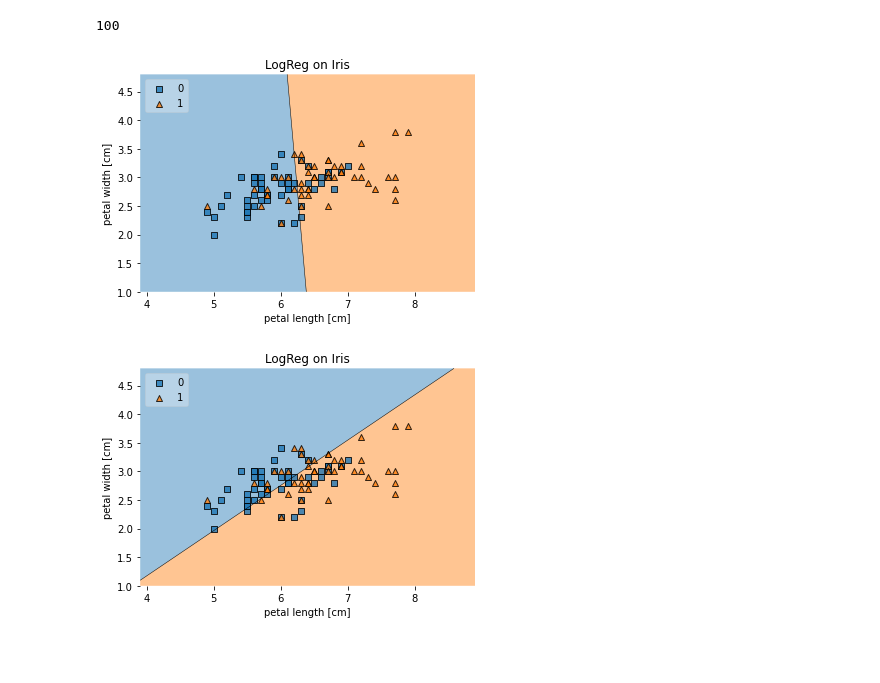
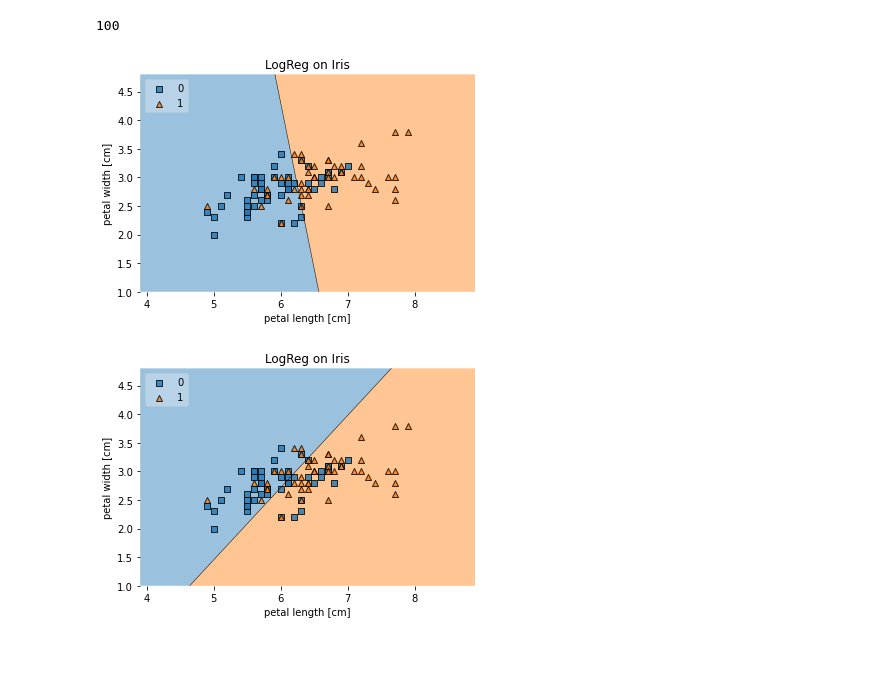
Before and after one commit to aluadev/netology, a Jupyter notebook: 2_IRIS_data_SGD.ipynb, the cells around one changed output. Saved outputs shown, nothing was run; the diff lists cells and outputs as text; code cells hidden in the pictures.

Commit message:
Add files via upload
add RMSProp

```diff
--- a/2_IRIS_data_SGD.ipynb
+++ b/2_IRIS_data_SGD.ipynb
@@ -108,7 +109,7 @@ class LogisticRegression_new:
         self.penalty = penalty
         self.fit_intercept = fit_intercept
 
-    def fit(self, X, y, gamma, lr=0.01, tol=1e-7, max_iter=1e7):
+    def fit(self, X, y, gamma, rmsprop, lr=0.1, tol=1e-7, max_iter=1e7):
         """
         Fit the regression coefficients via gradient descent on the negative
         log likelihood.
@@ -136,7 +137,11 @@ class LogisticRegression_new:
             if l_prev - loss < tol:
                 return
             l_prev = loss
-            self.beta -= lr * self._NLL_grad(X, y,gamma, y_pred)
+            if rmsprop == 1:
+                self.beta -= lr * math.sqrt(np.mean((self._NLL_grad(X, y, gamma, y_pred))**2))
+            else:
+                self.beta -= lr * self._NLL_grad(X, y,gamma, y_pred)
+
     def _NLL(self, X, y,gamma, y_pred):
         r"""
         Penalized negative log likelihood of the targets under the current
@@ -157,7 +162,7 @@ class LogisticRegression_new:
         penalty = (gamma / 2) * norm_beta ** 2 if order == 2 else gamma * norm_beta
         return (penalty + nll) / N
 
-    def _NLL_grad(self, X, y,gamma, y_pred):
+    def _NLL_grad(self, X, y, gamma, y_pred):
         """Gradient of the penalized negative log likelihood wrt beta"""
         N, M = X.shape
         l1norm = lambda x: np.linalg.norm(x, 1)  # noqa: E731
@@ -189,11 +194,11 @@ model = LogisticRegression_new()
 from mlxtend.plotting import plot_decision_regions
 import matplotlib.pyplot as plt
 from sklearn import datasets
-import math
+
 
 gamma=0 #GD
 
-model.fit( X, Y, gamma )
+model.fit( X, Y, gamma, rmsprop=0 )
 
 
 # Plotting decision regions
@@ -205,22 +210,22 @@ plt.ylabel('petal width [cm]')
 plt.title('LogReg on Iris')
 plt.show()
 # %% [output]
-[figure, old version]
+[figure, new version]
 # %%
 gamma=0.9 #Nesterov momentum
 
-model.fit( X, Y, gamma )
+model.fit( X, Y, gamma, rmsprop=0 )
 
 
 # Plotting decision regions
 plot_decision_regions(X, Y, clf=model, legend=2)
 
 # Adding axes annotations
 plt.xlabel('petal length [cm]')
 plt.ylabel('petal width [cm]')
 plt.title('LogReg on Iris')
 plt.show()
 # %% [output]
-[figure, old version]
+[figure, new version]
 # %% [markdown]
 ##
```
Also changed, not shown: parts of 2 cells of this notebook.
